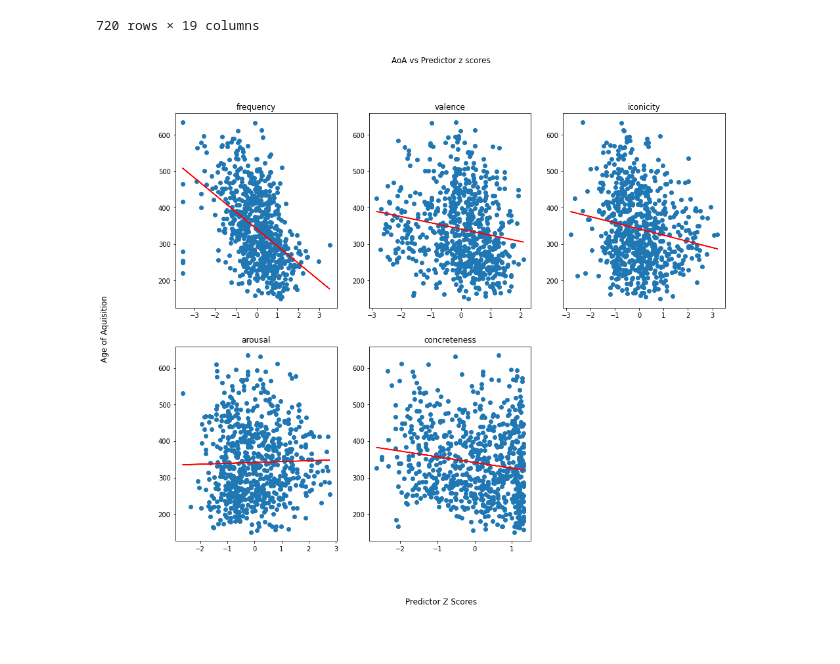
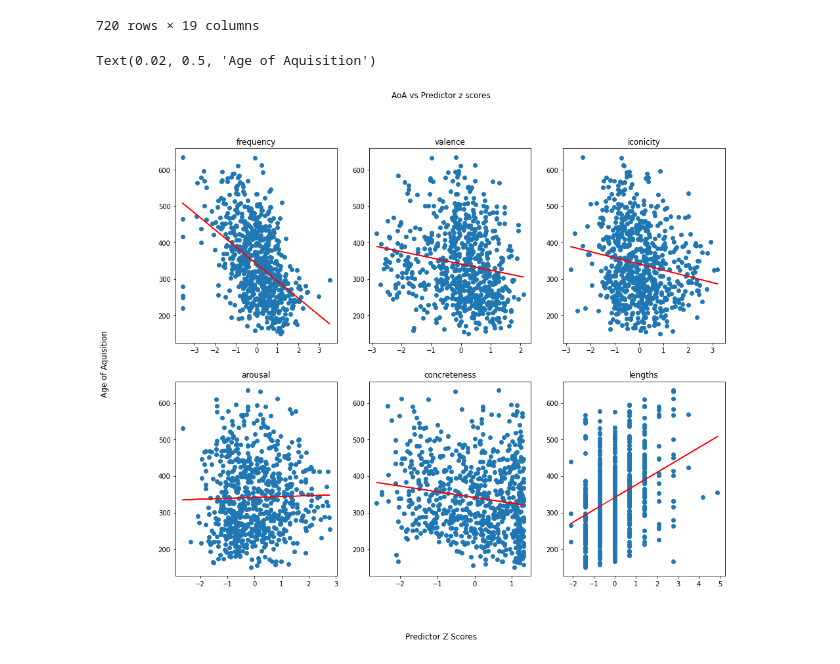
Before and after one commit to hassan3301/COG403Project, a Jupyter notebook: main.ipynb, the cells around one changed output. Drawn from its saved outputs; the diff is of its cells as text; code cells hidden in the pictures.

```diff
--- a/main.ipynb
+++ b/main.ipynb
@@ -31,3 +31,6 @@ valence = merged_df['V.Mean.Sum'].values.tolist()
 arousal = merged_df['A.Mean.Sum'].values.tolist()
 concreteness = merged_df['Conc.M'].values.tolist()
 iconicity = merged_df['icon_eng'].values.tolist()
+lengths = []
+for word in words:
+    lengths.append(len(word))
@@ -34,8 +47,8 @@ iconicity = merged_df['icon_eng'].values.tolist()
 # %%
-
-
+from scipy import stats
 z_frequencies = stats.zscore(frequencies)
 z_valence = stats.zscore(valence)
 z_arousal = stats.zscore(arousal)
 z_concreteness = stats.zscore(concreteness)
 z_iconicity = stats.zscore(iconicity)
+z_lengths = stats.zscore(lengths)
@@ -45,35 +72,41 @@ import matplotlib.pyplot as plt
 fig, axs = plt.subplots(2, 3, figsize=(15, 12))
 fig.suptitle('AoA vs Predictor z scores')
 axs[0,0].scatter(z_frequencies, AoA)
 axs[0,0].set_title("frequency")
 a, b = np.polyfit(z_frequencies, AoA, 1)
 axs[0,0].plot(z_frequencies, a*z_frequencies+b, 'r')
 
 axs[0,1].scatter(z_valence, AoA)
 axs[0,1].set_title("valence")
 a, b = np.polyfit(z_valence, AoA, 1)
 axs[0,1].plot(z_valence, a*z_valence+b, 'r')
 
 axs[1,0].scatter(z_arousal, AoA)
 axs[1,0].set_title("arousal")
 a, b = np.polyfit(z_arousal, AoA, 1)
 axs[1,0].plot(z_arousal, a*z_arousal+b, 'r')
 
 axs[1,1].scatter(z_concreteness, AoA)
 axs[1,1].set_title("concreteness")
 a, b = np.polyfit(z_concreteness, AoA, 1)
 axs[1,1].plot(z_concreteness, a*z_concreteness+b, 'r')
 
 axs[0,2].scatter(z_iconicity, AoA)
 axs[0,2].set_title("iconicity")
 a, b = np.polyfit(z_iconicity, AoA, 1)
 axs[0,2].plot(z_iconicity, a*z_iconicity+b, 'r')
 
+axs[1,2].scatter(z_lengths, AoA)
+axs[1,2].set_title("lengths")
+a, b = np.polyfit(z_lengths, AoA, 1)
+axs[1,2].plot(z_lengths, a*z_lengths+b, 'r')
+
 fig.supxlabel("Predictor Z Scores")
 fig.supylabel("Age of Aquisition")
-fig.delaxes(axs[1,2])
+#fig.delaxes(axs[1,2])
 # %% [output]
+Text(0.02, 0.5, 'Age of Aquisition')
-[figure, old version]
+[figure, new version]
 # %%
 from sklearn import linear_model
 from sklearn import datasets
```
Also changed, not shown: parts of 12 cells of this notebook.
